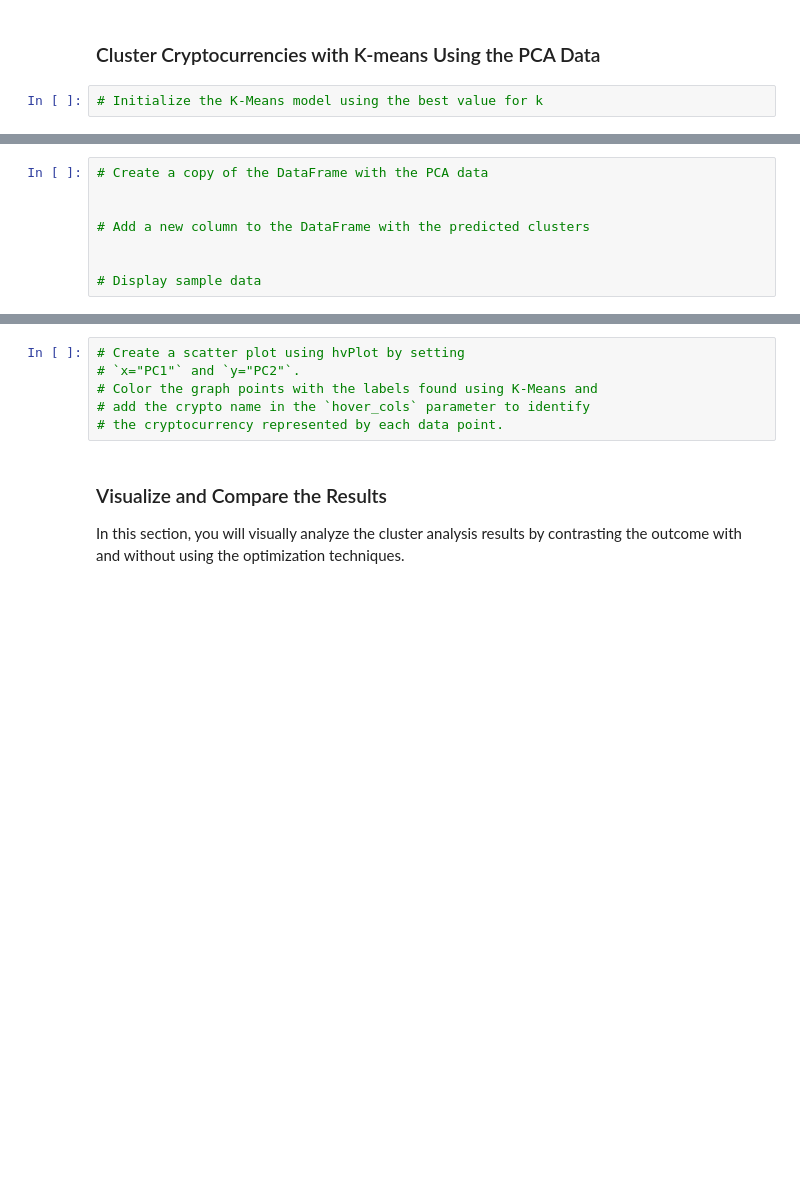
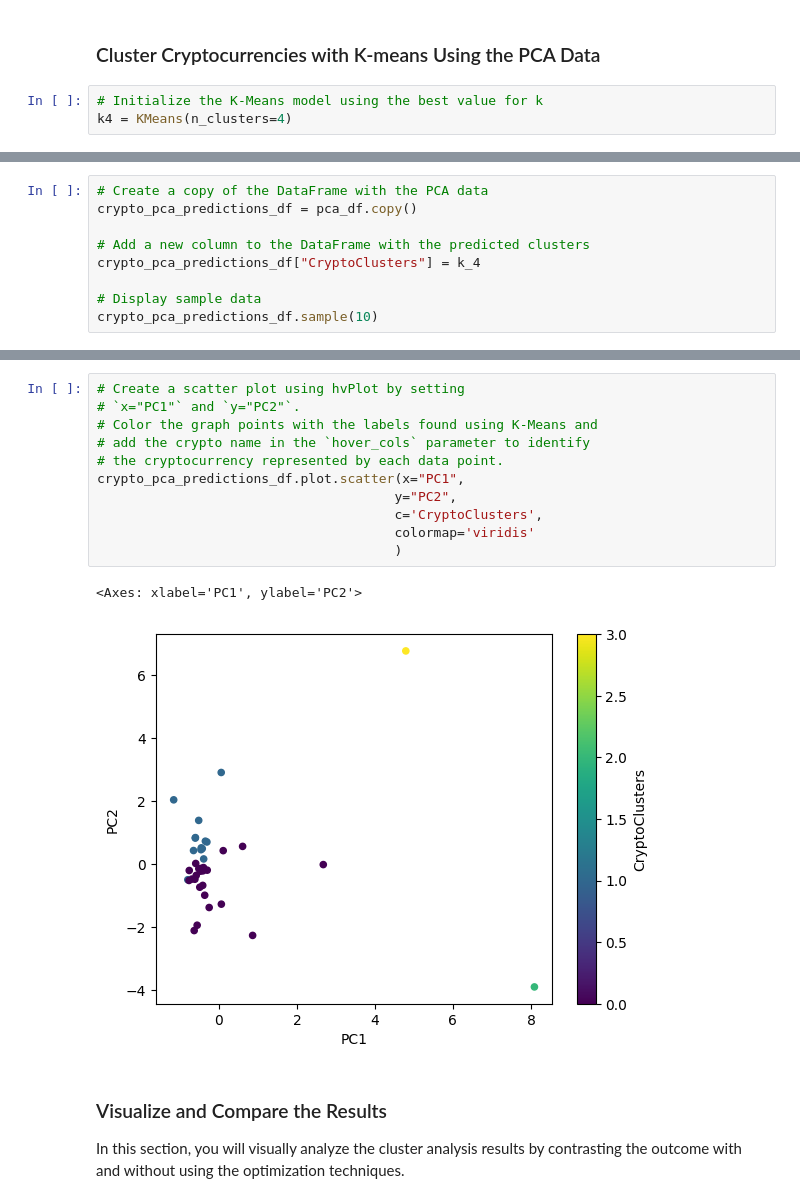
Before and after one commit to kdmorjam/CryptoClustering, a Jupyter notebook: Crypto_Clustering.ipynb, the cells around one changed output, grey strips where cells are left out. Saved outputs shown, nothing was run; the diff lists cells and outputs as text; blank space fills up the shorter version.

```diff
--- a/Crypto_Clustering.ipynb
+++ b/Crypto_Clustering.ipynb
@@ -263,5 +303,6 @@ df_market_scaled_predict.plot.scatter(x="price_change_percentage_24h",
 ### Cluster Cryptocurrencies with K-means Using the PCA Data
 # %%
 # Initialize the K-Means model using the best value for k
+k4 = KMeans(n_clusters=4)
 # %%
 # Fit the K-Means model using the PCA data
@@ -272,8 +321,9 @@ df_market_scaled_predict.plot.scatter(x="price_change_percentage_24h",
 # %%
 # Create a copy of the DataFrame with the PCA data
-
+crypto_pca_predictions_df = pca_df.copy()
 
 # Add a new column to the DataFrame with the predicted clusters
-
+crypto_pca_predictions_df["CryptoClusters"] = k_4
 
 # Display sample data
+crypto_pca_predictions_df.sample(10)
@@ -280,9 +343,17 @@ df_market_scaled_predict.plot.scatter(x="price_change_percentage_24h",
 # %%
 # Create a scatter plot using hvPlot by setting
 # `x="PC1"` and `y="PC2"`.
 # Color the graph points with the labels found using K-Means and
 # add the crypto name in the `hover_cols` parameter to identify
 # the cryptocurrency represented by each data point.
+crypto_pca_predictions_df.plot.scatter(x="PC1",
+                                      y="PC2",
+                                      c='CryptoClusters',
+                                      colormap='viridis'
+                                      )
+# %% [output]
+<Axes: xlabel='PC1', ylabel='PC2'>
+[figure, added]
 # %% [markdown]
 ### Visualize and Compare the Results
 
```
Also changed, not shown: parts of 20 cells of this notebook.
